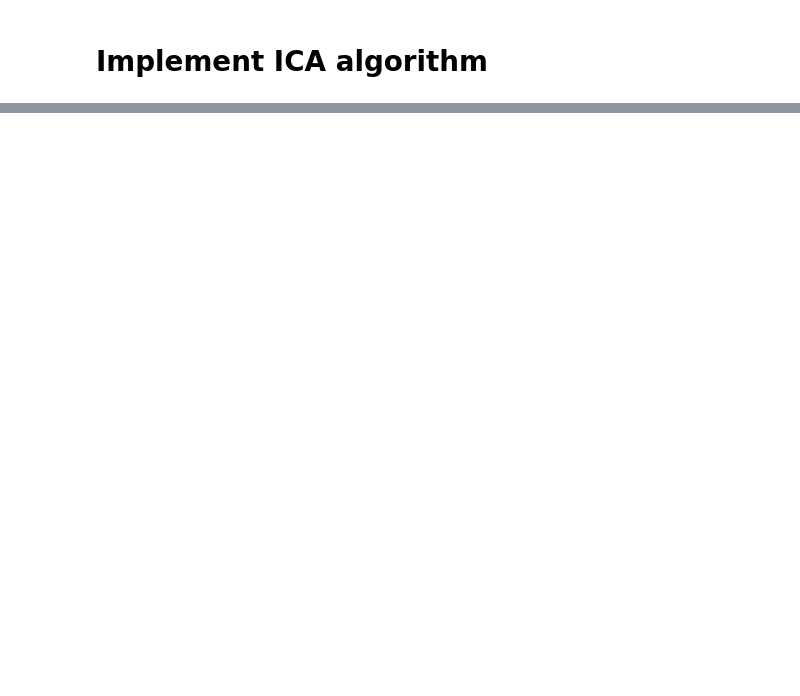
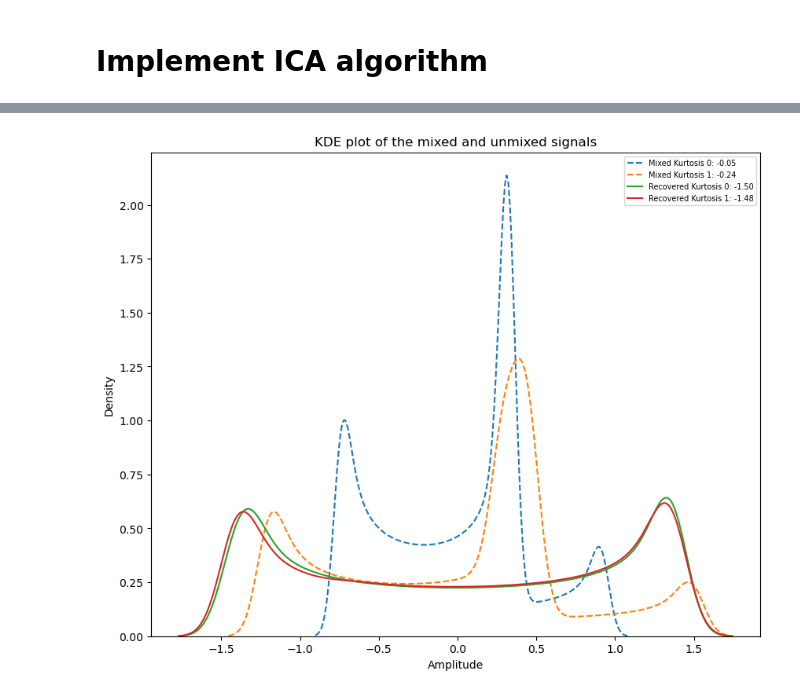
Before and after one commit to SullivanCastro/Indepedent-Component-Analysis, a Jupyter notebook: utils.ipynb, the cells around one changed output, grey strips where cells are left out. Saved outputs shown, nothing was run; the diff lists cells and outputs as text; code cells hidden in the pictures; blank space fills up the shorter version.

```diff
--- a/utils.ipynb
+++ b/utils.ipynb
@@ -81,9 +93,31 @@ plt.show()
 # %%
-from dtw import dtw
-matrix_dtw = np.zeros((NB_COMPONENTS, NB_COMPONENTS))
+# from dtw import dtw
+# matrix_dtw = np.zeros((NB_COMPONENTS, NB_COMPONENTS))
 
-for i in range(NB_COMPONENTS):
-    for j in range(NB_COMPONENTS):
-        matrix_dtw[i, j] = dtw(S[i], S_[j]).distance
+# for i in range(NB_COMPONENTS):
+#     for j in range(NB_COMPONENTS):
+#         matrix_dtw[i, j] = dtw(S[i], S_[j]).distance
 
-matrix_dtw
+# matrix_dtw
+# %%
+import seaborn as sns
+
+def kurtosis(X):
+    return np.mean(X**4, axis=1) - 3 * np.mean(X**2, axis=1)**2
+
+plt.figure(figsize=(10, 8))
+plt.title('KDE plot of the mixed and unmixed signals')
+
+for i in range(NB_COMPONENTS):
+    sns.kdeplot(X[i], ls='--', label=f"Mixed Kurtosis {i}: {kurtosis(X)[i]:.2f}")
+
+for i in range(NB_FEATURES):
+    sns.kdeplot(S_[i], label=f"Recovered Kurtosis {i}: {kurtosis(S_)[i]:.2f}")
+
+plt.tick_params(labelsize=10)
+plt.legend(loc='best', fontsize=7)
+plt.xlabel('Amplitude', fontsize=10)
+plt.ylabel('Density', fontsize=10)
+plt.show()
+# %% [output]
+[figure, added]
```
Also changed, not shown: parts of 7 cells of this notebook, 3 other files.
